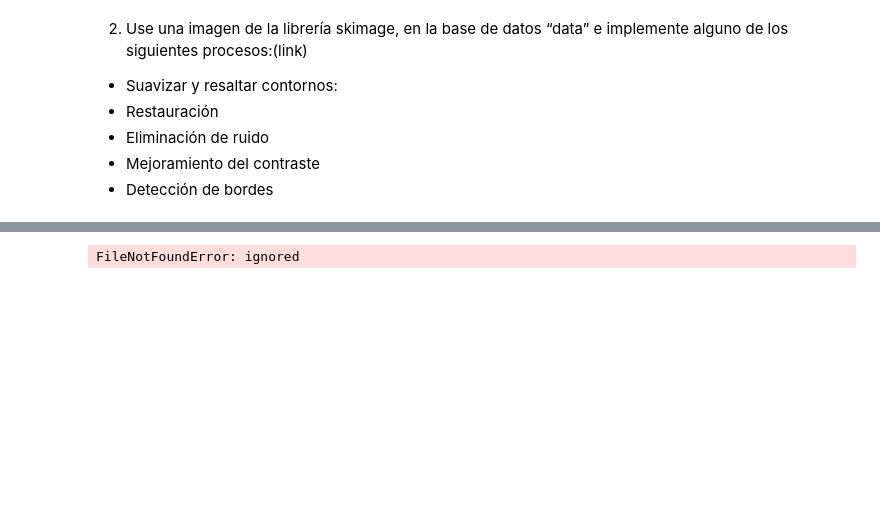
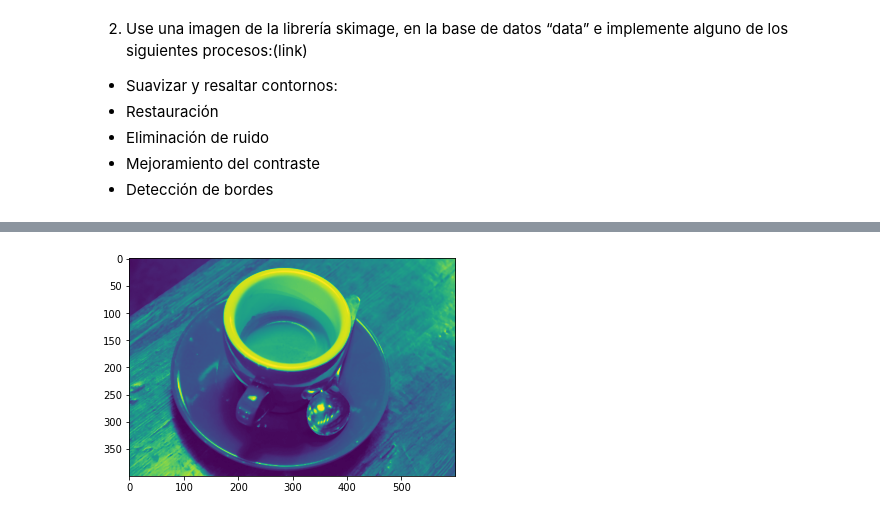
Before and after one commit to LinaBoyaca/Programaci-n_G12, a Jupyter notebook: Taller_3_grupal.ipynb, the cells around one changed output, grey strips where cells are left out. Cells and saved outputs as stored; diff of their text form; code cells hidden in the pictures; blank space fills up the shorter version.

```diff
--- a/Taller_3_grupal.ipynb
+++ b/Taller_3_grupal.ipynb
@@ -38,13 +48,14 @@ pt.show()                                       #Muestra Grafico creqa
 # %%
-from skimage import io
-from skimage import feature
+from skimage import io#importar las librerias necesarias
+from skimage.filters.rank import median
+from skimage.morphology import disk
 from skimage.color import rgb2gray
 import matplotlib.pyplot as plt
 
-imagen = io.imread("")
-img = rgb2gray(imagen)
-edge = feature.canny(img)
-plt.imshow(edge)
-plt.show()
+imagen =data.coffee()
+img_gray = rgb2gray(imagen) #rgb2gray para convertir la imagen a escala de grises
+med = median(img_gray)
+plt.imshow(med)
+plt.show()#imprimimos todas las figuras
 # %% [output]
-FileNotFoundError: ignored
+[figure, added]
```
Also changed, not shown: parts of 3 cells of this notebook.
